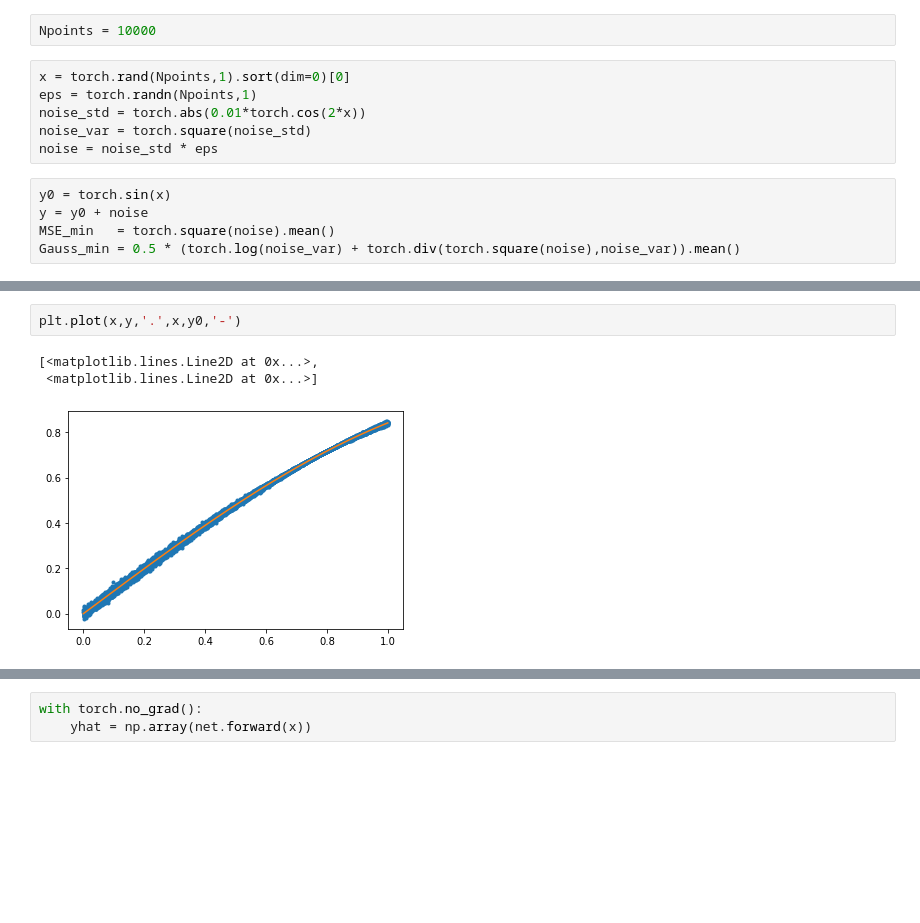
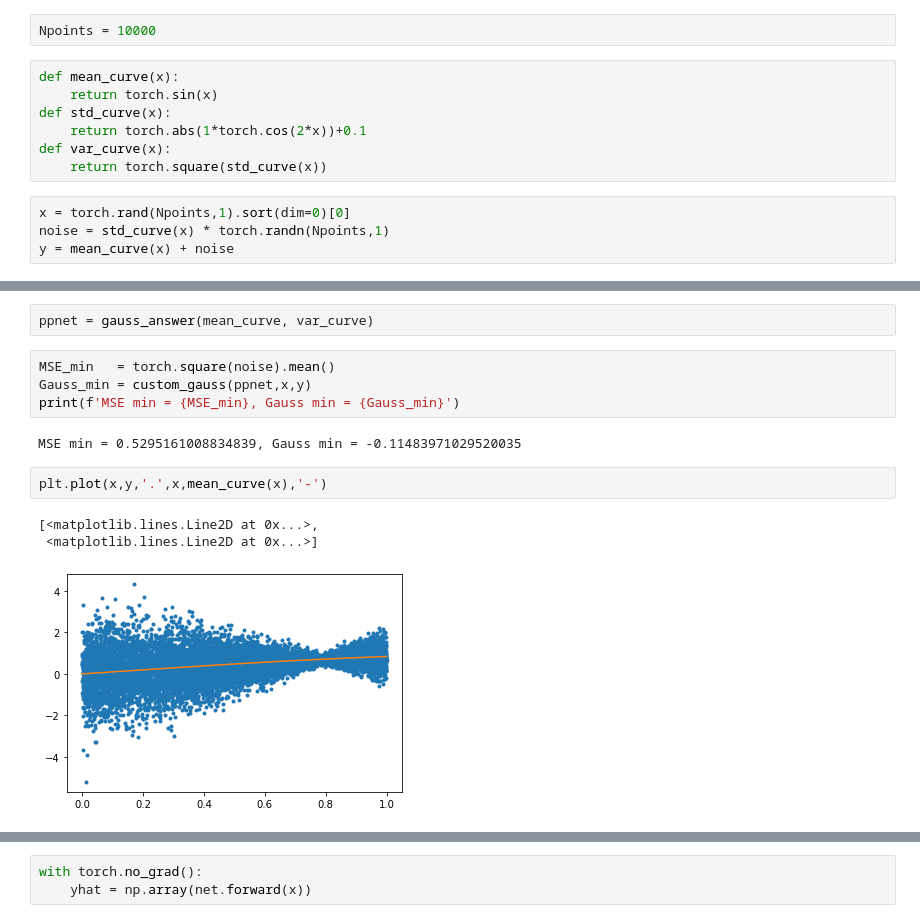
Before and after one commit to Pperezhogin/pyqg_experiments_Ross, a Jupyter notebook: pyqg_subgrid_experiments/GaussianLoss_1D.ipynb, the cells around one changed output, grey strips where cells are left out. Cells and saved outputs as stored; diff of their text form; blank space fills up the shorter version.

```diff
--- a/pyqg_subgrid_experiments/GaussianLoss_1D.ipynb
+++ b/pyqg_subgrid_experiments/GaussianLoss_1D.ipynb
@@ -12,14 +13,14 @@ torch.cuda.is_available()
 False
 # %%
 Npoints = 10000
+# %%
+def mean_curve(x):
+    return torch.sin(x)
+def std_curve(x):
+    return torch.abs(1*torch.cos(2*x))+0.1
+def var_curve(x):
+    return torch.square(std_curve(x))
 # %%
 x = torch.rand(Npoints,1).sort(dim=0)[0]
-eps = torch.randn(Npoints,1)
-noise_std = torch.abs(0.01*torch.cos(2*x))
-noise_var = torch.square(noise_std)
-noise = noise_std * eps
+noise = std_curve(x) * torch.randn(Npoints,1)
+y = mean_curve(x) + noise
-# %%
-y0 = torch.sin(x)
-y = y0 + noise
-MSE_min   = torch.square(noise).mean()
-Gauss_min = 0.5 * (torch.log(noise_var) + torch.div(torch.square(noise),noise_var)).mean()
@@ -26,9 +49,17 @@ Gauss_min = 0.5 * (torch.log(noise_var) + torch.div(torch.square(noise),noise_va
+# %%
+ppnet = gauss_answer(mean_curve, var_curve)
+# %%
+MSE_min   = torch.square(noise).mean()
+Gauss_min = custom_gauss(ppnet,x,y)
+print(f'MSE min = {MSE_min}, Gauss min = {Gauss_min}')
+# %% [output]
+MSE min = 0.5295161008834839, Gauss min = -0.11483971029520035
 # %%
-plt.plot(x,y,'.',x,y0,'-')
+plt.plot(x,y,'.',x,mean_curve(x),'-')
 # %% [output]
 [<matplotlib.lines.Line2D at 0x...>,
  <matplotlib.lines.Line2D at 0x...>]
-[figure, old version]
+[figure, new version]
 # %%
 class Net(nn.Module):
     def __init__(self, width, depth, ANN_type='MSE'):
```
Also changed, not shown: parts of 24 cells of this notebook.
